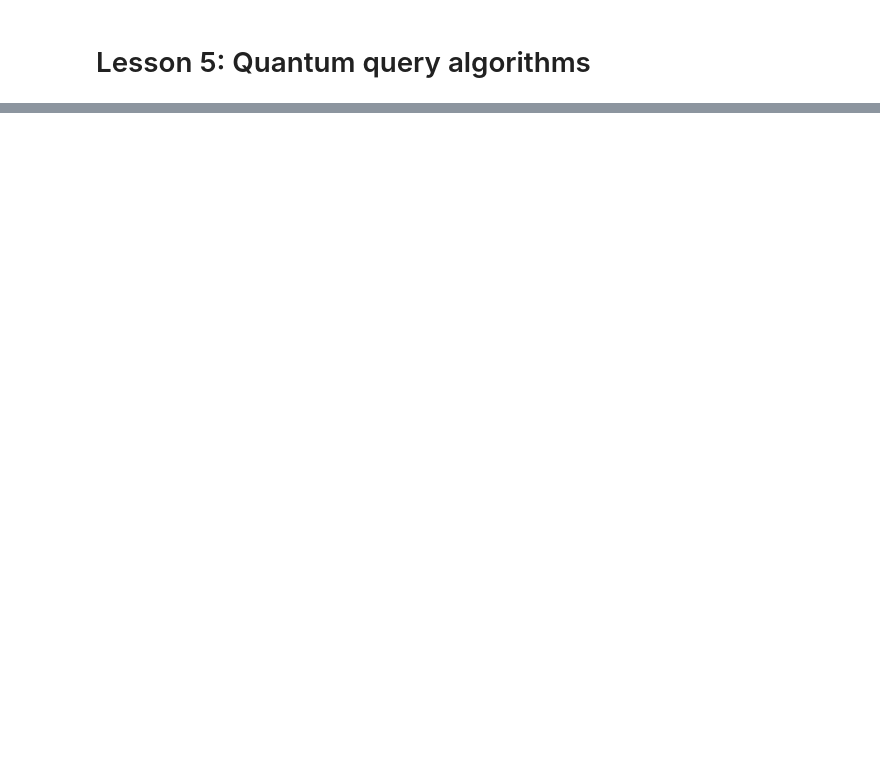
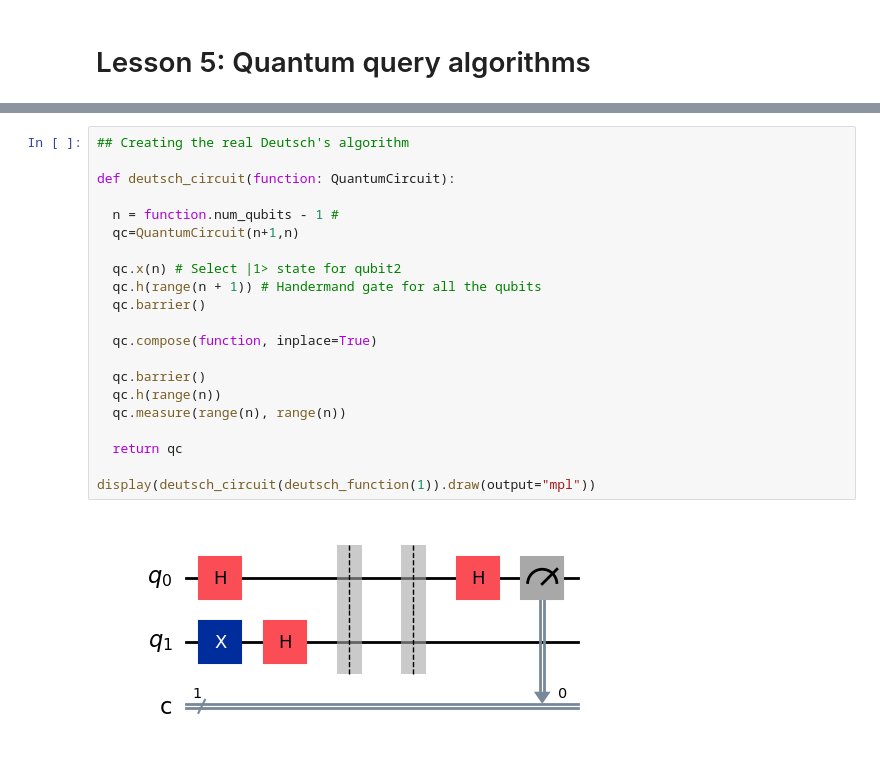
Before and after one commit to EvaaVos/Quantum_Computing_Course, a Jupyter notebook: Qiskit/Unit2_FundamentalsofQuantumAlgorithms.ipynb, the cells around one changed output, grey strips where cells are left out. Saved outputs shown, nothing was run; the diff lists cells and outputs as text; blank space fills up the shorter version.

```diff
--- a/Qiskit/Unit2_FundamentalsofQuantumAlgorithms.ipynb
+++ b/Qiskit/Unit2_FundamentalsofQuantumAlgorithms.ipynb
@@ -33,0 +72,23 @@ Downloading pbr-6.1.1-py2.py3-none-any.whl (108 kB)
+# %%
+## Creating the real Deutsch's algorithm
+
+def deutsch_circuit(function: QuantumCircuit):
+
+  n = function.num_qubits - 1 #
+  qc=QuantumCircuit(n+1,n)
+
+  qc.x(n) # Select |1> state for qubit2
+  qc.h(range(n + 1)) # Handermand gate for all the qubits
+  qc.barrier()
+
+  qc.compose(function, inplace=True)
+
+  qc.barrier()
+  qc.h(range(n))
+  qc.measure(range(n), range(n))
+
+  return qc
+
+display(deutsch_circuit(deutsch_function(1)).draw(output="mpl"))
+# %% [output]
+[figure, added]
```
Also changed, not shown: parts of 11 cells of this notebook.
